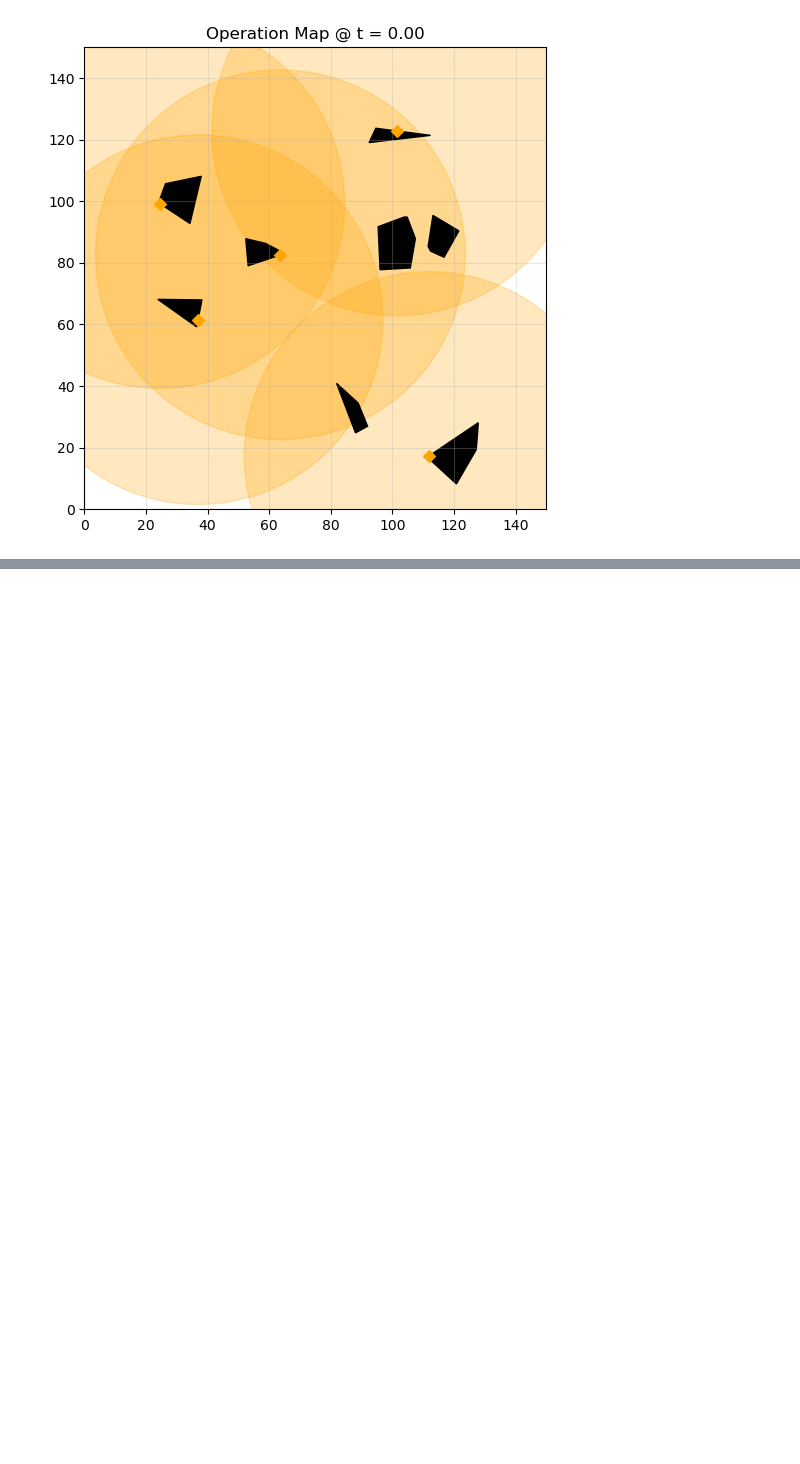
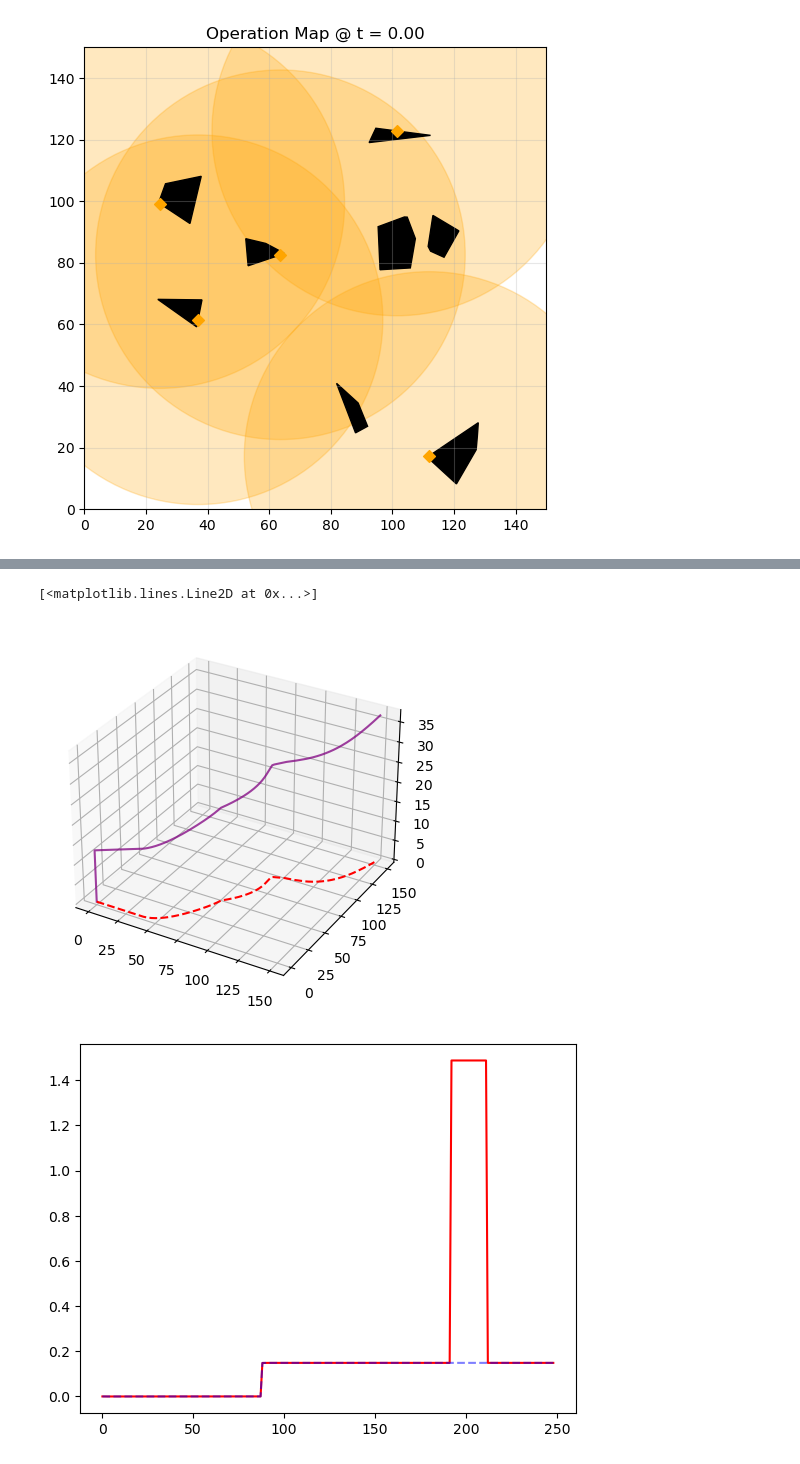
Before and after one commit to jeffersonkim97/Defender_Strategy, a Jupyter notebook: script/hybrid_model_attacker_strategy_concept.ipynb, the cells around one changed output, grey strips where cells are left out. Cells and saved outputs as stored; diff of their text form; code cells hidden in the pictures; blank space fills up the shorter version.

```diff
--- a/script/hybrid_model_attacker_strategy_concept.ipynb
+++ b/script/hybrid_model_attacker_strategy_concept.ipynb
@@ -105,8 +105,8 @@ sigma = 50
 r_mode1 = 30.0
 r_mode3 = r_mode1*1.75
 
-v_modes = {1: 1.0, 2: 5.0, 3: 10.0}
-n_modes = {1: 1.0, 2: 25.0, 3: 100.0}
+v_modes = {1: 1.0, 2: 10.0, 3: 10.0}
+n_modes = {1: 10.0, 2: 100.0, 3: 200.0}
 
 sensor_pos = np.vstack((cam_dict['omnidirectional']['x'], cam_dict['omnidirectional']['y']))
 # %%
@@ -174,0 +221,18 @@ Hybrid          | 33.61      | 573.2570
+# %%
+# fig = plt.figure()
+# iteration = np.linspace(0, len(hybrid_logs['mode'])-1, len(hybrid_logs['mode']))
+# plt.plot(iteration, hybrid_logs['mode'], '-r')
+iteration = np.linspace(0, len(hybrid_logs['mode'])-2, len(hybrid_logs['mode'])-1)
+
+fig = plt.figure()
+ax = fig.add_subplot(111, projection='3d')
+ax.plot(pos_x, pos_y, time_t, '-', c='purple', alpha=0.75)
+ax.plot(pos_x, pos_y, '--', c='r')
+
+fig = plt.figure()
+plt.plot(iteration, hybrid_logs['t'], '-r')
+plt.plot(iteration, base_logs['t'], '--b', alpha=0.5)
+# %% [output]
+[<matplotlib.lines.Line2D at 0x...>]
+[figure, added]
+[figure, added]
```
Also changed, not shown: parts of 3 cells of this notebook, 4 other files.
